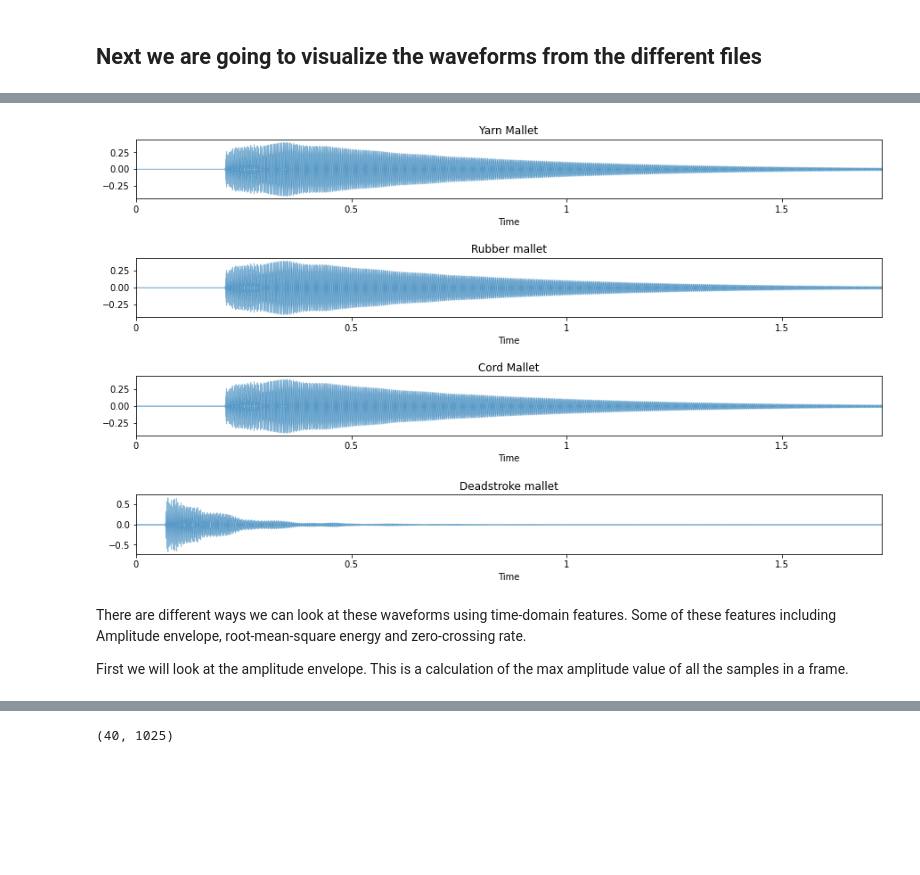
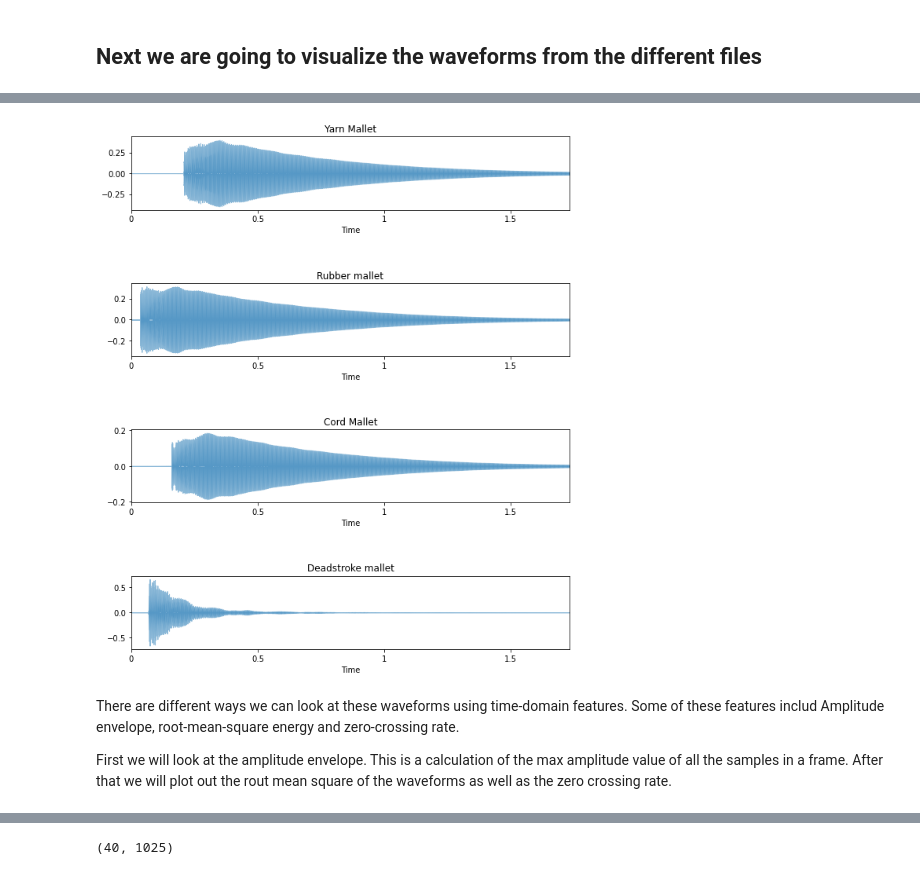
Before and after one commit to afbaum/mallets, a Jupyter notebook: Sound.ipynb, the cells around one changed output, grey strips where cells are left out. Saved outputs shown, nothing was run; the diff lists cells and outputs as text; code cells hidden in the pictures; blank space fills up the shorter version.

```diff
--- a/Sound.ipynb
+++ b/Sound.ipynb
@@ -51,34 +61,34 @@ If you look at these waveforms you can see that they are all of a different leng
 # %%
 yarn_c4 = yarn_c4[:len(dead_c4)]
-rubber_c4 = yarn_c4[:len(dead_c4)]
-cord_c4 = yarn_c4[:len(dead_c4)]
+rubber_c4 = rubber_c4[:len(dead_c4)]
+cord_c4 = cord_c4[:len(dead_c4)]
 # %%
 # Visualize the waveforms to verify they are all the smae length
-plt.figure(figsize = (15,17))
+plt.figure(figsize = (10,12))
 
 plt.subplot(4,1,1)
 librosa.display.waveplot(yarn_c4, alpha = 0.5)
 plt.title('Yarn Mallet')
 
 plt.subplot(4,1,2)
 librosa.display.waveplot(rubber_c4, alpha = 0.5)
 plt.title('Rubber mallet')
 
 plt.subplot(4,1,3)
 librosa.display.waveplot(cord_c4, alpha = 0.5)
 plt.title('Cord Mallet')
 
 plt.subplot(4,1,4)
 librosa.display.waveplot(dead_c4, alpha = 0.5)
 plt.title('Deadstroke mallet')
 
-plt.subplots_adjust(bottom=0.5, hspace=1)
+plt.subplots_adjust(hspace=1)
 # %% [output]
-[figure, old version]
+[figure, new version]
 # %% [markdown]
-There are different ways we can look at these waveforms using time-domain features.  Some of these features including Amplitude envelope, root-mean-square energy and zero-crossing rate.
+There are different ways we can look at these waveforms using time-domain features.  Some of these features includ Amplitude envelope, root-mean-square energy and zero-crossing rate.
 
-First we will look at the amplitude envelope.  This is a calculation of the max amplitude value of all the samples in a frame.
+First we will look at the amplitude envelope.  This is a calculation of the max amplitude value of all the samples in a frame.  After that we will plot out the rout mean square of the waveforms as well as the zero crossing rate.
 # %%
 FRAME_SIZE = 1024
 HOP_SIZE = 512
```
Also changed, not shown: parts of 63 cells of this notebook.
